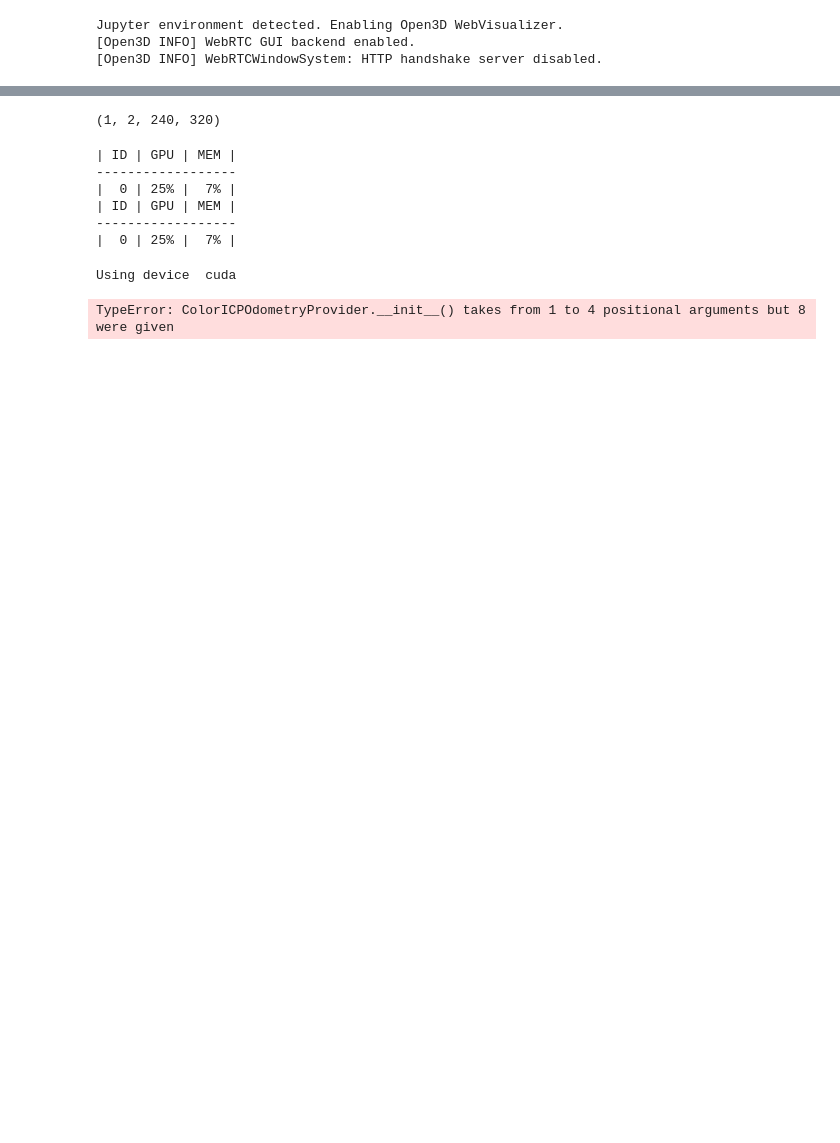
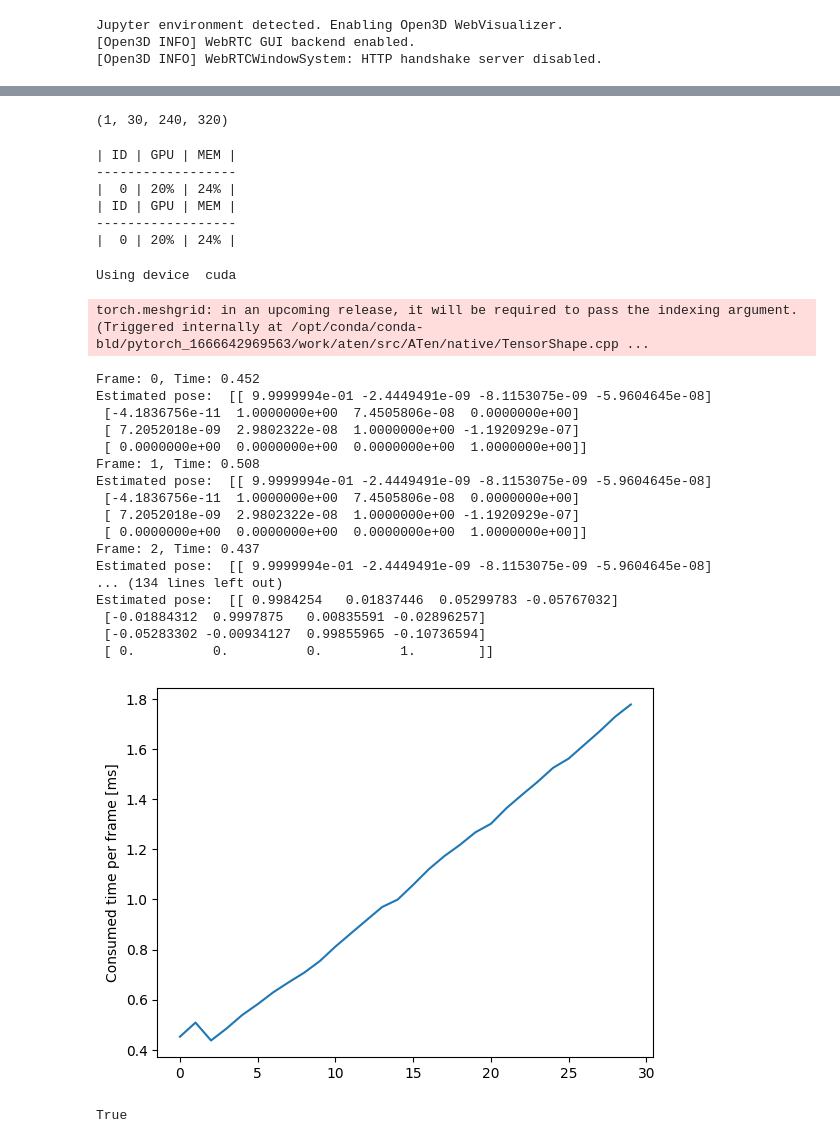
Before and after one commit to EdwardjkFeng/gradslam, a Jupyter notebook: scripts/test_coloricp.ipynb, the cells around one changed output, grey strips where cells are left out. Cells and saved outputs as stored; diff of their text form; code cells hidden in the pictures; blank space fills up the shorter version.

```diff
--- a/scripts/test_coloricp.ipynb
+++ b/scripts/test_coloricp.ipynb
@@ -23,15 +23,17 @@ import gc
 from GPUtil import showUtilization as gpu_usage
 torch.cuda.empty_cache() # clean cuda cache
 # %%
-n_frames = 850 #212
+n_frames = 30 #212
 
 data_set = 'CoFusion'
 
 data_path = '/home/jingkun/Dataset/'
 cofusion_path = data_path + 'CoFusion/'
 
+sequences = ("room4-full",)
+
 # Load data
-dataset = Cofusion(basedir= cofusion_path, sequences=("room4-full",), seqlen=n_frames, dilation=0, height=240, width=320)
+dataset = Cofusion(basedir= cofusion_path, sequences=sequences, seqlen=n_frames, dilation=3, start=600, height=240, width=320)
 
 loader = DataLoader(dataset=dataset, batch_size=1)
 colors, depths, intrinsics, poses, _, names = next(iter(loader))
@@ -59,7 +61,7 @@ print(rgbdimages.shape)
 
 rgbdimages.plotly(0).show()
 # %% [output]
-(1, 2, 240, 320)
+(1, 30, 240, 320)
 # %%
 gpu_usage()
 del loader, colors, depths, poses, intrinsics
@@ -69,17 +71,17 @@ gpu_usage()
 # %% [output]
 | ID | GPU | MEM |
 ------------------
-|  0 | 25% |  7% |
+|  0 | 20% | 24% |
 | ID | GPU | MEM |
 ------------------
-|  0 | 25% |  7% |
+|  0 | 20% | 24% |
 # %%
 # Fuse point clouds
 list_t_frame = []
 
 device = torch.device("cuda") if torch.cuda.is_available() else torch.device("cpu")
 print("Using device ", device)
-slam = PointFusion(odom='gt', dsratio=3, device=device).requires_grad_(False)
+slam = ICPSLAM(odom='coloricp', dsratio=3, device=device).requires_grad_(False)
 
 pcds = Pointclouds(device=device)
 batch_size, seq_len = rgbdimages.shape[:2]
@@ -87,34 +89,56 @@ initial_poses = torch.eye(4, device=device).view(1, 1, 4, 4).repeat(batch_size,
 prev_frame = None
 poses = []
 
 for s in range(seq_len):
     start = time.time()
     live_frame = rgbdimages[:, s].to(device)
     if s == 0 and live_frame.poses is None:
         live_frame.poses = initial_poses
     pcds, live_frame.poses = slam.step(pcds, live_frame, prev_frame, inplace=False)
 
     poses.append(live_frame.poses.cpu().detach().squeeze().numpy())
 
     prev_frame = live_frame if slam.odom != 'gt' else None
 
     list_t_frame.append((time.time() - start))
     print("Frame: %d, Time: %.3f" % (s, list_t_frame[-1]))
     print("Estimated pose: ", poses[s])
 
     del live_frame
     gc.collect()
     torch.cuda.empty_cache()
 
 o3d.visualization.draw_geometries([pcds.open3d(0, max_num_points=n_frames*100000)])
 
 # Plot graph of consumed time per frame
 plt.plot(list_t_frame)
 plt.ylabel('Consumed time per frame [ms]')
 plt.show()
 # %% [output]
 Using device  cuda
-TypeError: ColorICPOdometryProvider.__init__() takes from 1 to 4 positional arguments but 8 were given
+torch.meshgrid: in an upcoming release, it will be required to pass the indexing argument. (Triggered internally at /opt/conda/conda-bld/pytorch_1666642969563/work/aten/src/ATen/native/TensorShape.cpp ...
+Frame: 0, Time: 0.452
+Estimated pose:  [[ 9.9999994e-01 -2.4449491e-09 -8.1153075e-09 -5.9604645e-08]
+ [-4.1836756e-11  1.0000000e+00  7.4505806e-08  0.0000000e+00]
+ [ 7.2052018e-09  2.9802322e-08  1.0000000e+00 -1.1920929e-07]
+ [ 0.0000000e+00  0.0000000e+00  0.0000000e+00  1.0000000e+00]]
+Frame: 1, Time: 0.508
+Estimated pose:  [[ 9.9999994e-01 -2.4449491e-09 -8.1153075e-09 -5.9604645e-08]
+ [-4.1836756e-11  1.0000000e+00  7.4505806e-08  0.0000000e+00]
+ [ 7.2052018e-09  2.9802322e-08  1.0000000e+00 -1.1920929e-07]
+ [ 0.0000000e+00  0.0000000e+00  0.0000000e+00  1.0000000e+00]]
+Frame: 2, Time: 0.437
+Estimated pose:  [[ 9.9999994e-01 -2.4449491e-09 -8.1153075e-09 -5.9604645e-08]
+... (134 lines left out)
+Estimated pose:  [[ 0.9984254   0.01837446  0.05299783 -0.05767032]
+ [-0.01884312  0.9997875   0.00835591 -0.02896257]
+ [-0.05283302 -0.00934127  0.99855965 -0.10736594]
+ [ 0.          0.          0.          1.        ]]
+[figure, added]
+# %%
+print(pcds.has_colors)
+# %% [output]
+True
 # %%
 # o3d.io.write_point_cloud("../results/room4-static-gt.pcd", pcds.open3d(0, max_num_points=None), compressed=True)
 # del pcds
```
Also changed, not shown: parts of 1 cell of this notebook, 1 other file.
